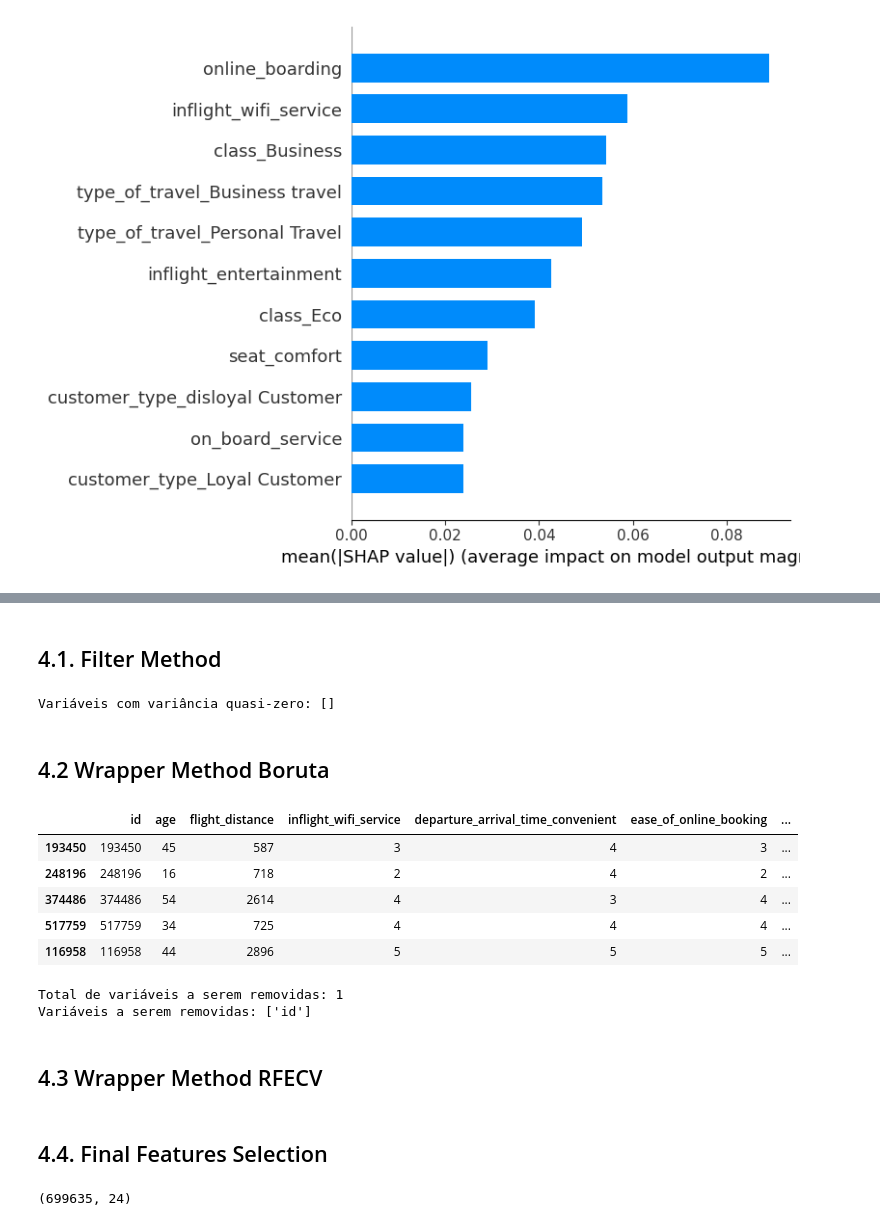
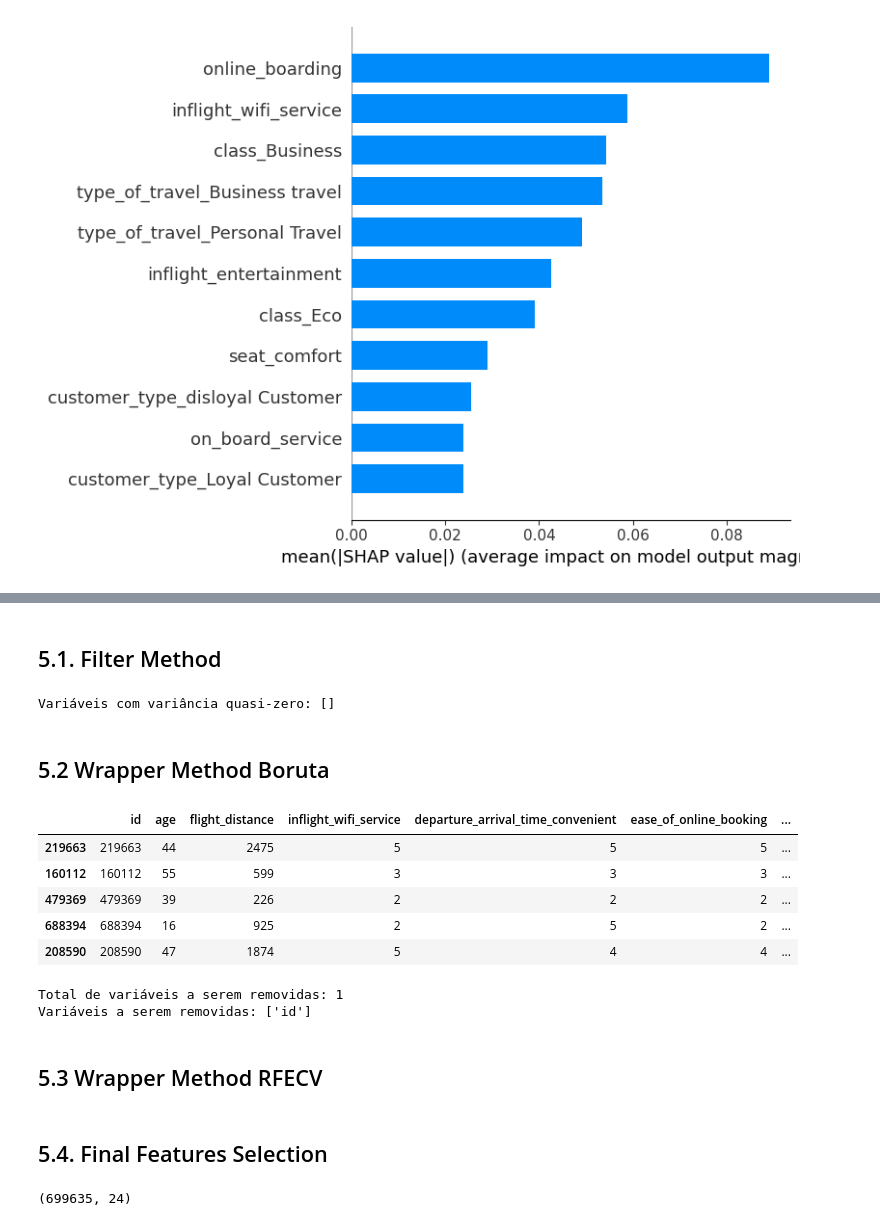
Before and after one commit to Data-Projects1/airline_satisfaction, a Jupyter notebook: notebooks/03.analise_satisf-feature_selection.ipynb, the cells around one changed output, grey strips where cells are left out. Saved outputs shown, nothing was run; the diff lists cells and outputs as text; code cells hidden in the pictures.

```diff
--- a/notebooks/03.analise_satisf-feature_selection.ipynb
+++ b/notebooks/03.analise_satisf-feature_selection.ipynb
@@ -1412,5 +1600,7 @@ df4 = df3.copy()
 # %% [markdown]
-## 4.1. Filter Method
+## 5.1. Filter Method
+# %%
+df5 = df4.copy()
 # %%
 # Remove variáveis com variância abaixo do threshold
 selector = VarianceThreshold(threshold=0.01)
@@ -1434,14 +1624,14 @@ Variáveis com variância quasi-zero: []
 
 # auto_corr = []
 # %% [markdown]
-## 4.2 Wrapper Method Boruta
+## 5.2 Wrapper Method Boruta
 # %%
-df4.sample(5)
+df5.sample(5)
 # %% [output]
 |  | id | age | flight_distance | inflight_wifi_service | departure_arrival_time_convenient | ease_of_online_booking | ... |
-| 193450 | 193450 | 45 | 587 | 3 | 4 | 3 | ... |
-| 248196 | 248196 | 16 | 718 | 2 | 4 | 2 | ... |
-| 374486 | 374486 | 54 | 2614 | 4 | 3 | 4 | ... |
-| 517759 | 517759 | 34 | 725 | 4 | 4 | 4 | ... |
-| 116958 | 116958 | 44 | 2896 | 5 | 5 | 5 | ... |
+| 219663 | 219663 | 44 | 2475 | 5 | 5 | 5 | ... |
+| 160112 | 160112 | 55 | 599 | 3 | 3 | 3 | ... |
+| 479369 | 479369 | 39 | 226 | 2 | 2 | 2 | ... |
+| 688394 | 688394 | 16 | 925 | 2 | 5 | 2 | ... |
+| 208590 | 208590 | 47 | 1874 | 5 | 4 | 4 | ... |
 # %%
@@ -1509,5 +1696,5 @@ print( f"Variáveis a serem removidas: {rejected_columns}")
 Total de variáveis a serem removidas: 1
 Variáveis a serem removidas: ['id']
 # %% [markdown]
-## 4.3 Wrapper Method RFECV
+## 5.3 Wrapper Method RFECV
 # %%
@@ -1543,5 +1727,5 @@ from sklearn.ensemble import RandomForestClassifier
 # print(f"Número ótimo de features: {rfecv.n_features_}")
 # print("Features:", X_rfe.columns[rfecv.support_].tolist())
 # %% [markdown]
-## 4.4. Final Features Selection
+## 5.4. Final Features Selection
 # %%
```
Also changed, not shown: parts of 37 cells of this notebook.
